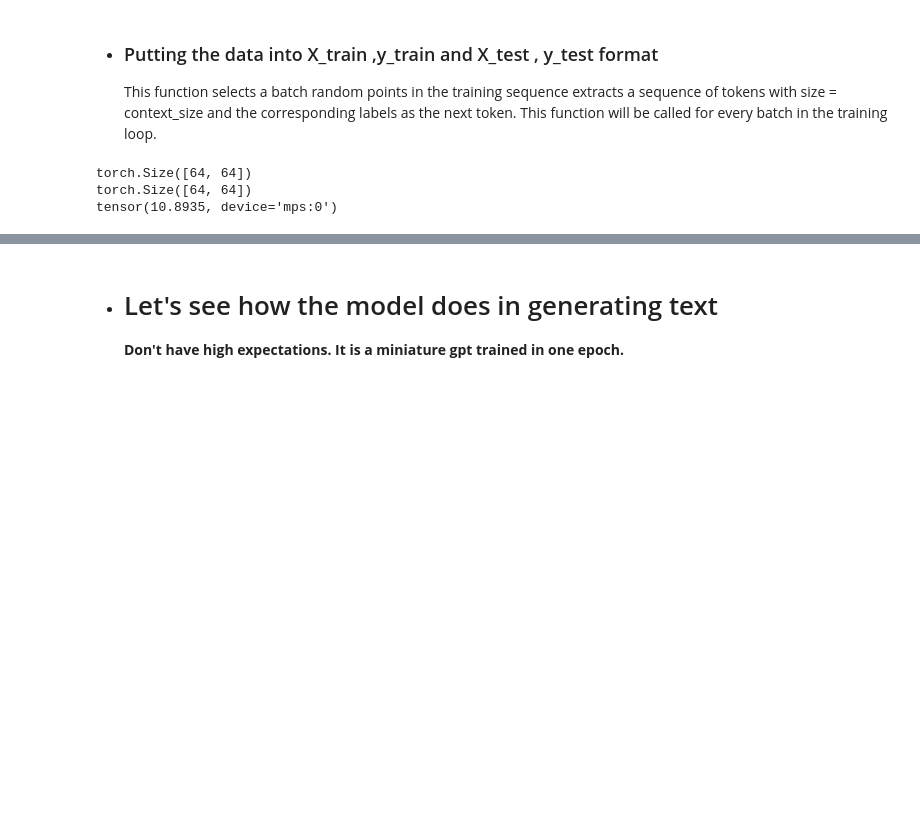
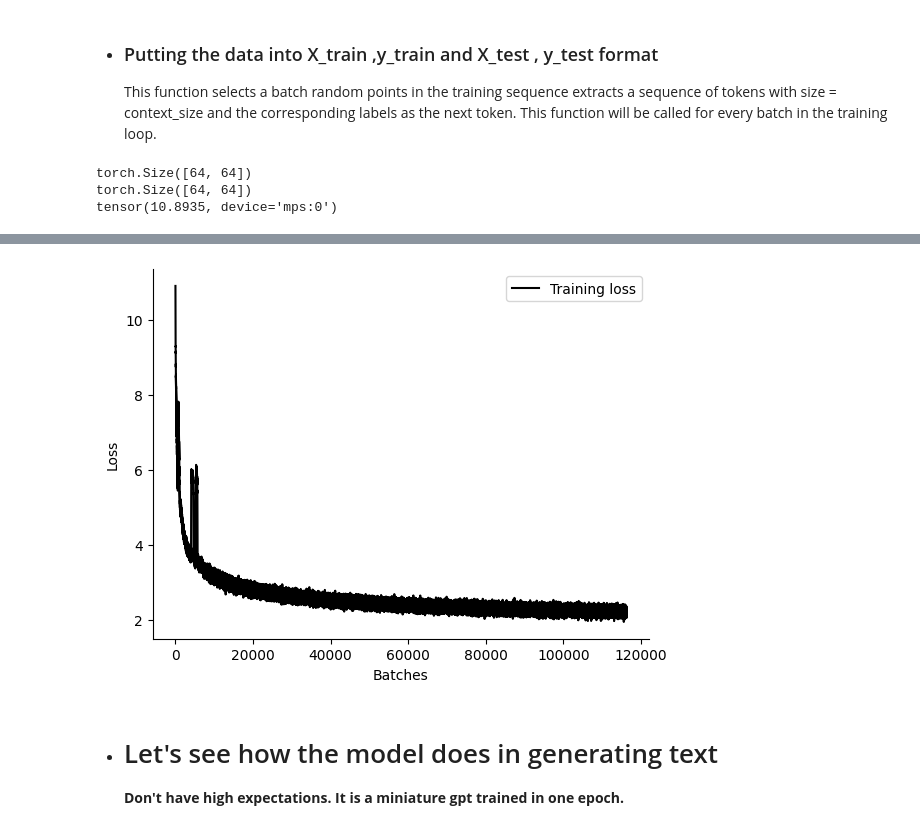
Before and after one commit to aminmoosavi/PyTorch, a Jupyter notebook: PyTorch_06.ipynb, the cells around one changed output, grey strips where cells are left out. Cells and saved outputs as stored; diff of their text form; code cells hidden in the pictures; blank space fills up the shorter version.

```diff
--- a/PyTorch_06.ipynb
+++ b/PyTorch_06.ipynb
@@ -333,7 +298,7 @@ class Embedding(nn.Module):
 model_embed = Embedding(m_cfg , d_cfg)
 model_embed.to(device)
 model_embed.eval()
-X=train_set_r[0,:,:].squeeze()
+X=train_set_r[0,:,:10].squeeze()
 print(f"Input is on device:{X.device}")
 model_embed.eval()
 with torch.inference_mode():
@@ -842,16 +811,18 @@ Epoch 1/1, Batch 4000/116238, Loss: 3.7980
 # %%
 # Casting the loss tensors into NumPy arrays
 lossvals=losses.cpu().detach().numpy().squeeze()
 # lossvals = np.mean(lossvals,axis=1)
 # Plotting the loss functions
 fig, ax = plt.subplots()
-plt.plot(lossvals[:batch],'.',color='k',label = 'Training loss')
+plt.plot(lossvals[:batch],'-',color='k',label = 'Training loss')
 ax.set_xlabel('Batches')
 ax.set_ylabel('Loss')
 ax.spines['top'].set_visible(False)
 ax.spines['right'].set_visible(False)
 ax.legend()
 plt.show()
+# %% [output]
+[figure, added]
 # %% [markdown]
 * # Let's see how the model does in generating text
   **Don't have high expectations. It is a miniature gpt trained in one epoch.**
```
Also changed, not shown: parts of 8 cells of this notebook.
